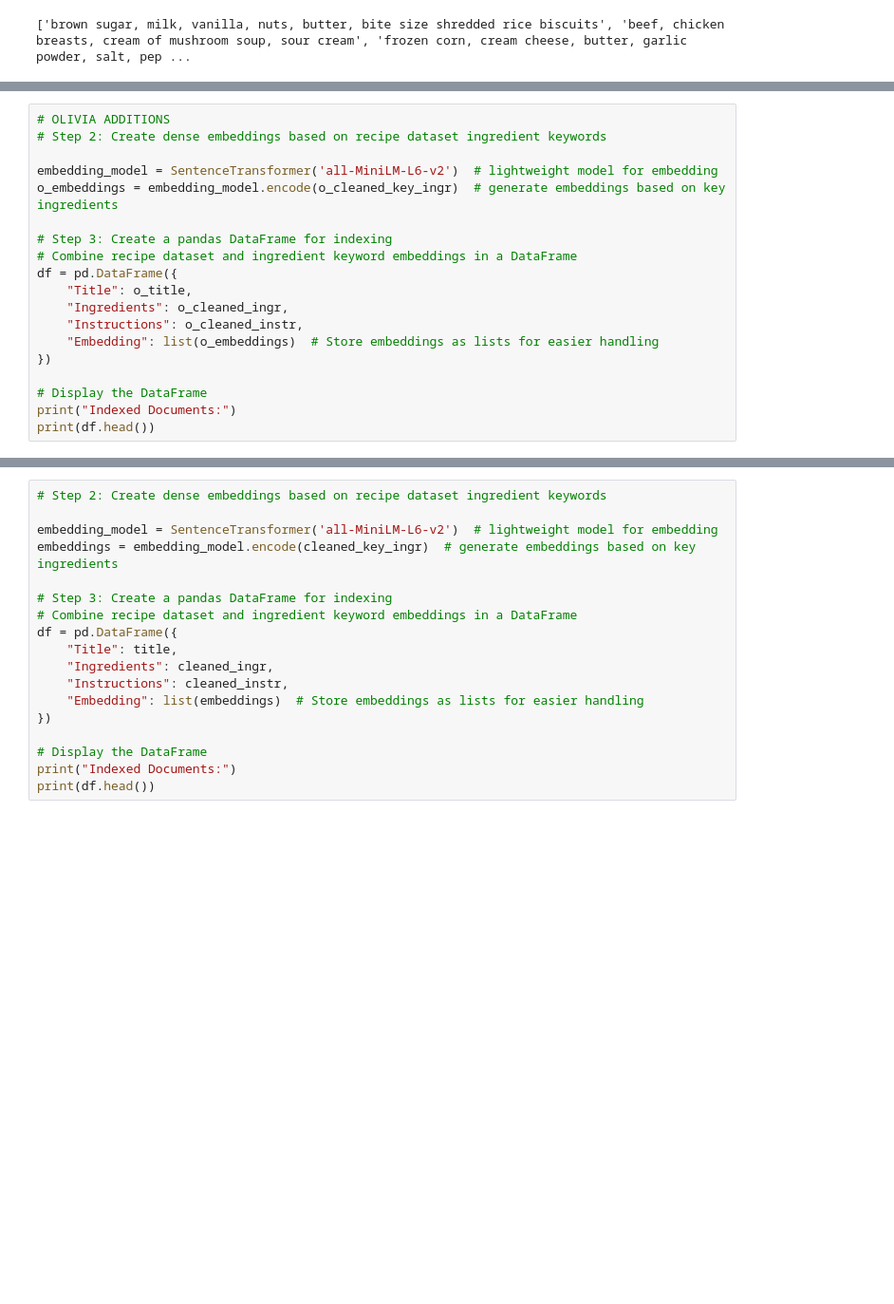
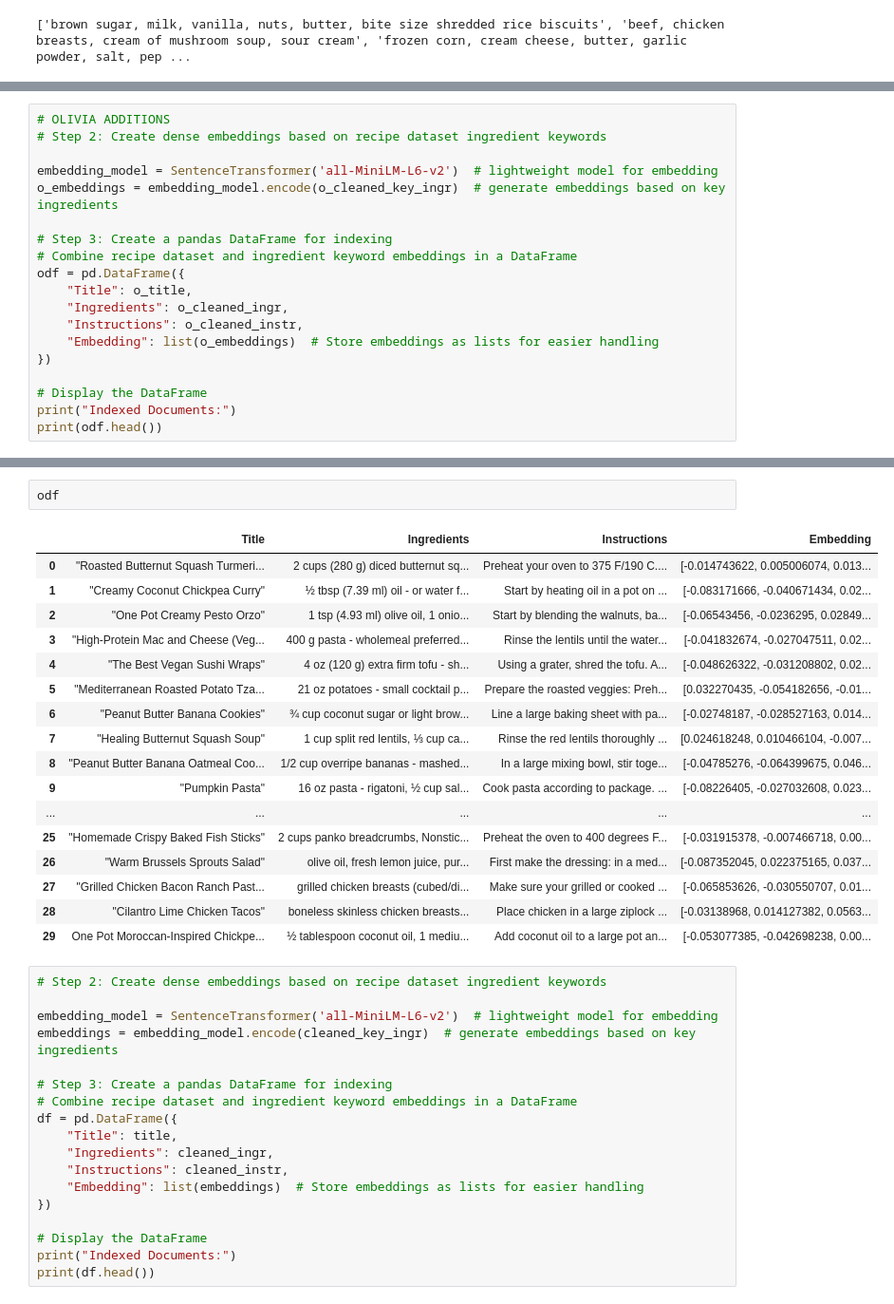
Before and after one commit to oliviasteeed/ChefGPT, a Jupyter notebook: ChefGPT.ipynb, the cells around one changed output, grey strips where cells are left out. Shown: that part at 95% size. Saved outputs shown, nothing was run; the diff lists cells and outputs as text; blank space fills up the shorter version.

```diff
--- a/ChefGPT.ipynb
+++ b/ChefGPT.ipynb
@@ -286,7 +337,7 @@ o_embeddings = embedding_model.encode(o_cleaned_key_ingr)  # generate embeddings
 
 # Step 3: Create a pandas DataFrame for indexing
 # Combine recipe dataset and ingredient keyword embeddings in a DataFrame
-df = pd.DataFrame({
+odf = pd.DataFrame({
     "Title": o_title,
     "Ingredients": o_cleaned_ingr,
     "Instructions": o_cleaned_instr,
@@ -295,4 +346,4 @@ df = pd.DataFrame({
 
 # Display the DataFrame
 print("Indexed Documents:")
-print(df.head())
+print(odf.head())
@@ -299,3 +368,23 @@ print(df.head())
+# %%
+odf
+# %% [output]
+|  | Title | Ingredients | Instructions | Embedding |
+| 0 | "Roasted Butternut Squash Turmeri... | 2 cups (280 g) diced butternut sq... | Preheat your oven to 375 F/190 C.... | [-0.014743622, 0.005006074, 0.013... |
+| 1 | "Creamy Coconut Chickpea Curry" | ½ tbsp (7.39 ml) oil - or water f... | Start by heating oil in a pot on ... | [-0.083171666, -0.040671434, 0.02... |
+| 2 | "One Pot Creamy Pesto Orzo" | 1 tsp (4.93 ml) olive oil, 1 onio... | Start by blending the walnuts, ba... | [-0.06543456, -0.0236295, 0.02849... |
+| 3 | "High-Protein Mac and Cheese (Veg... | 400 g pasta - wholemeal preferred... | Rinse the lentils until the water... | [-0.041832674, -0.027047511, 0.02... |
+| 4 | "The Best Vegan Sushi Wraps" | 4 oz (120 g) extra firm tofu - sh... | Using a grater, shred the tofu. A... | [-0.048626322, -0.031208802, 0.02... |
+| 5 | "Mediterranean Roasted Potato Tza... | 21 oz potatoes - small cocktail p... | Prepare the roasted veggies: Preh... | [0.032270435, -0.054182656, -0.01... |
+| 6 | "Peanut Butter Banana Cookies" | ¾ cup coconut sugar or light brow... | Line a large baking sheet with pa... | [-0.02748187, -0.028527163, 0.014... |
+| 7 | "Healing Butternut Squash Soup" | 1 cup split red lentils, ⅓ cup ca... | Rinse the red lentils thoroughly ... | [0.024618248, 0.010466104, -0.007... |
+| 8 | "Peanut Butter Banana Oatmeal Coo... | 1/2 cup overripe bananas - mashed... | In a large mixing bowl, stir toge... | [-0.04785276, -0.064399675, 0.046... |
+| 9 | "Pumpkin Pasta" | 16 oz pasta - rigatoni, ½ cup sal... | Cook pasta according to package. ... | [-0.08226405, -0.027032608, 0.023... |
+| ... | ... | ... | ... | ... |
+| 25 | "Homemade Crispy Baked Fish Sticks" | 2 cups panko breadcrumbs, Nonstic... | Preheat the oven to 400 degrees F... | [-0.031915378, -0.007466718, 0.00... |
+| 26 | "Warm Brussels Sprouts Salad" | olive oil, fresh lemon juice, pur... | First make the dressing: in a med... | [-0.087352045, 0.022375165, 0.037... |
+| 27 | "Grilled Chicken Bacon Ranch Past... | grilled chicken breasts (cubed/di... | Make sure your grilled or cooked ... | [-0.065853626, -0.030550707, 0.01... |
+| 28 | "Cilantro Lime Chicken Tacos" | boneless skinless chicken breasts... | Place chicken in a large ziplock ... | [-0.03138968, 0.014127382, 0.0563... |
+| 29 | One Pot Moroccan-Inspired Chickpe... | ½ tablespoon coconut oil, 1 mediu... | Add coconut oil to a large pot an... | [-0.053077385, -0.042698238, 0.00... |
 # %%
 # Step 2: Create dense embeddings based on recipe dataset ingredient keywords
 
```
Also changed, not shown: parts of 19 cells of this notebook.
